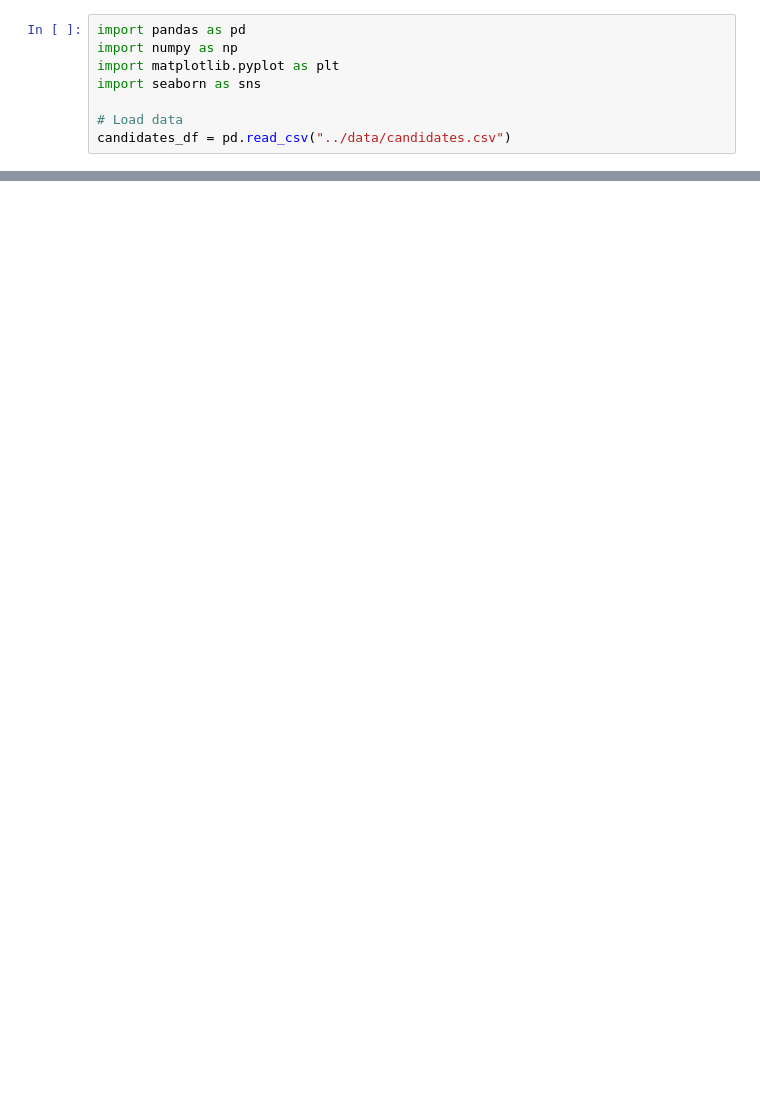
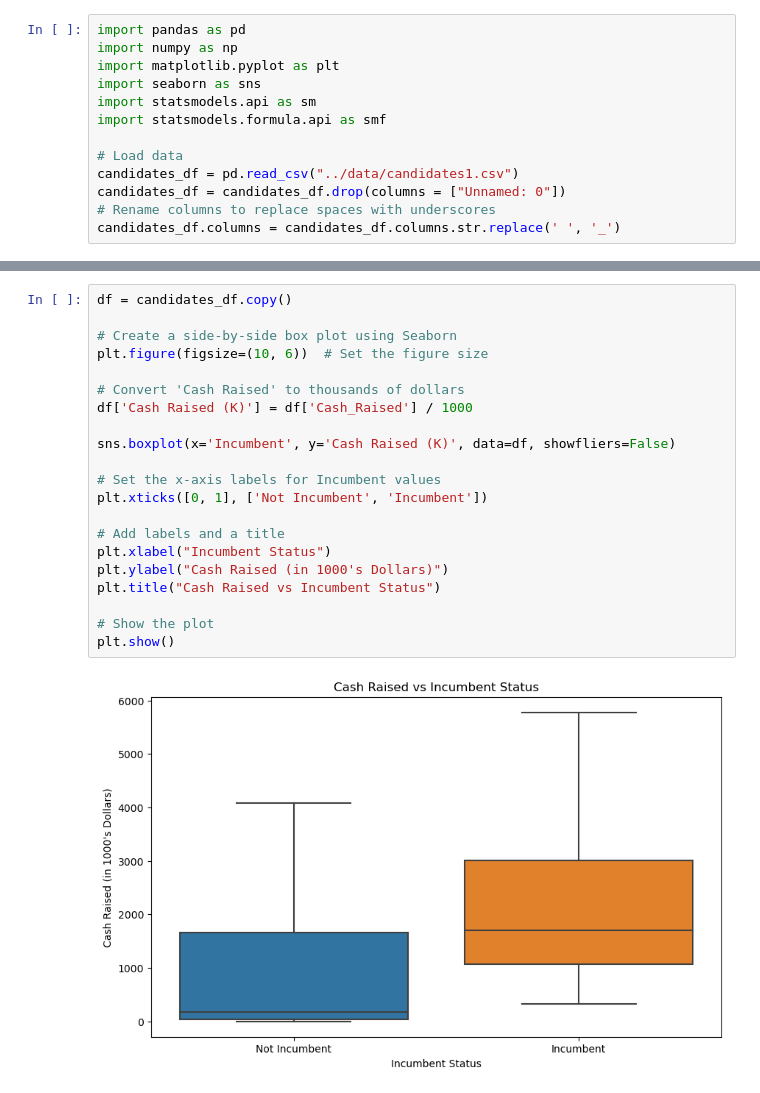
Before and after one commit to nss-data-science-cohort-7/webscraping-open-secrets-bone_scrapers, a Jupyter notebook: notebooks/notebook_sd_analysis.ipynb, the cells around one changed output, grey strips where cells are left out. Saved outputs shown, nothing was run; the diff lists cells and outputs as text; blank space fills up the shorter version.

```diff
--- a/notebooks/notebook_sd_analysis.ipynb
+++ b/notebooks/notebook_sd_analysis.ipynb
@@ -3,6 +3,11 @@ import pandas as pd
 import numpy as np
 import matplotlib.pyplot as plt
 import seaborn as sns
+import statsmodels.api as sm
+import statsmodels.formula.api as smf
 
 # Load data
-candidates_df = pd.read_csv("../data/candidates.csv")
+candidates_df = pd.read_csv("../data/candidates1.csv")
+candidates_df = candidates_df.drop(columns = ["Unnamed: 0"])
+# Rename columns to replace spaces with underscores
+candidates_df.columns = candidates_df.columns.str.replace(' ', '_')
@@ -34,0 +128,23 @@ candidates_df[(candidates_df["State"]== state) & (candidates_df["District Number
+# %%
+df = candidates_df.copy()
+
+# Create a side-by-side box plot using Seaborn
+plt.figure(figsize=(10, 6))  # Set the figure size
+
+# Convert 'Cash Raised' to thousands of dollars
+df['Cash Raised (K)'] = df['Cash_Raised'] / 1000
+
+sns.boxplot(x='Incumbent', y='Cash Raised (K)', data=df, showfliers=False)
+
+# Set the x-axis labels for Incumbent values
+plt.xticks([0, 1], ['Not Incumbent', 'Incumbent'])
+
+# Add labels and a title
+plt.xlabel("Incumbent Status")
+plt.ylabel("Cash Raised (in 1000's Dollars)")
+plt.title("Cash Raised vs Incumbent Status")
+
+# Show the plot
+plt.show()
+# %% [output]
+[figure, added]
```
Also changed, not shown: parts of 16 cells of this notebook, 5 other files.
